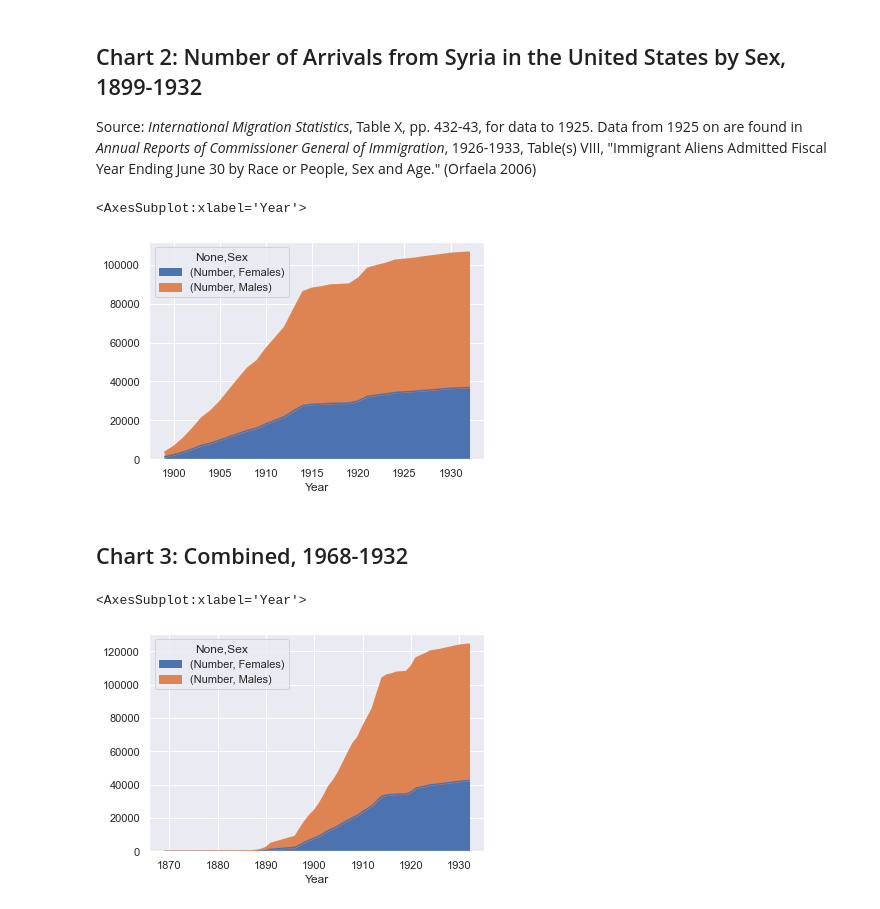
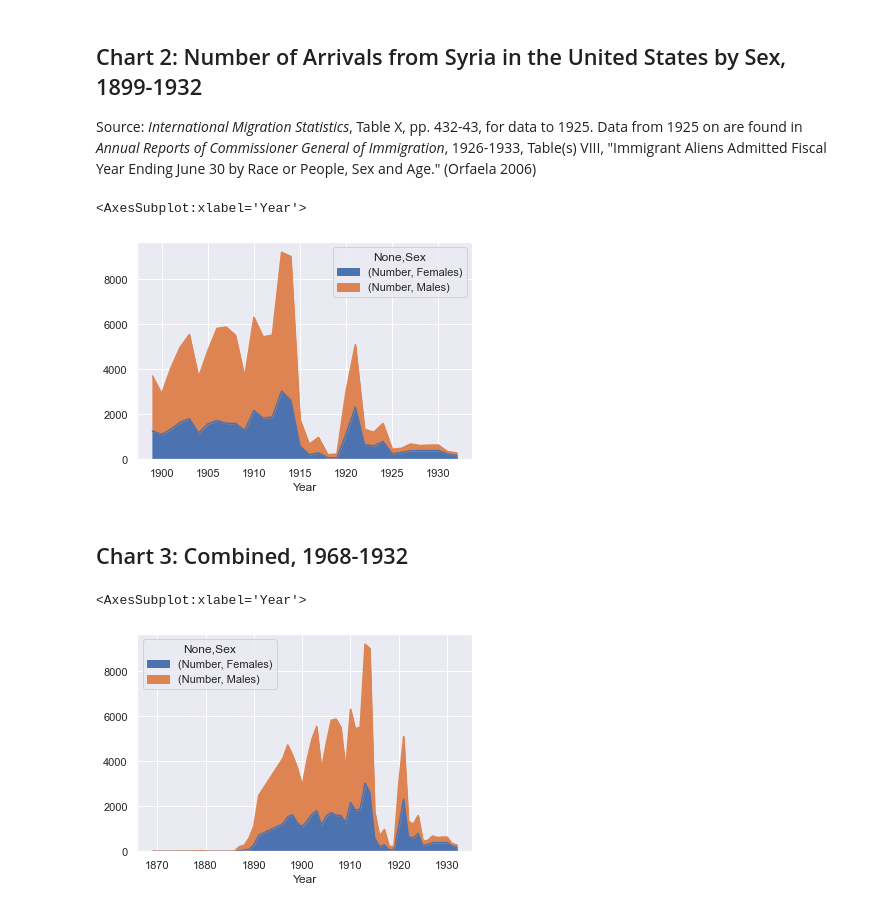
Before and after one commit to cjwit/arab-immigration, a Jupyter notebook: chart.ipynb, the cells around one changed output. Drawn from its saved outputs; the diff is of its cells as text; code cells hidden in the pictures.

```diff
--- a/chart.ipynb
+++ b/chart.ipynb
@@ -29,21 +29,21 @@ Source: *International Migration Statistics*, Table X, pp. 432-43, for data to 1
 # %%
 chart2df = pd.read_csv('./1899-1932-narrow.csv')
 chart2df.set_index('Year').sort_values('Year')
 chart2df.tail()
 
 pt = pd.pivot_table(chart2df, columns=['Sex'], index=['Year'], values=['Number'], fill_value=0)
-pt = pt.cumsum()
+# pt = pt.cumsum()
 pt.plot.area()
 # %% [output]
 <AxesSubplot:xlabel='Year'>
-[figure, old version]
+[figure, new version]
 # %% [markdown]
 ## Chart 3: Combined, 1968-1932
 # %%
 combined = pd.concat([chart1df, chart2df])
 pt = pd.pivot_table(combined, columns=['Sex'], index=['Year'], values=['Number'], fill_value=0)
-pt = pt.cumsum()
+# pt = pt.cumsum()
 pt.plot.area()
 # %% [output]
 <AxesSubplot:xlabel='Year'>
-[figure, old version]
+[figure, new version]
```
Also changed, not shown: parts of 6 cells of this notebook, 7 other files.
